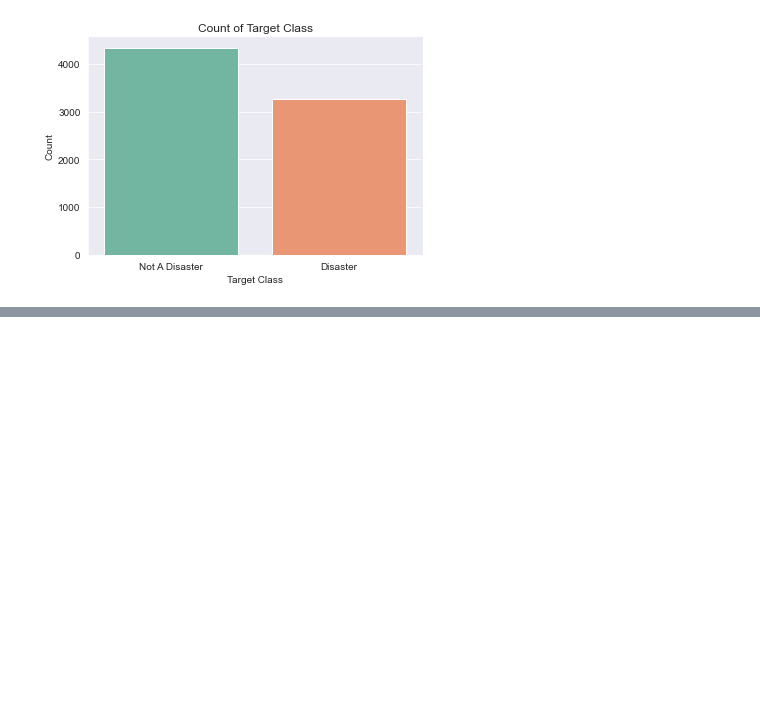
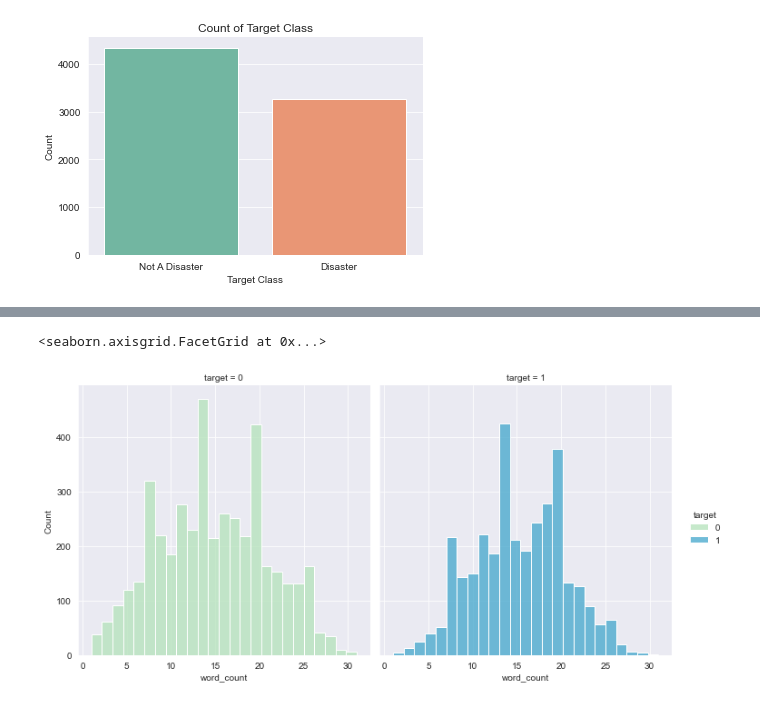
Before and after one commit to Eric-G-Romano/NLP_Disater_tweets, a Jupyter notebook: NLP Disaster classifier tweet.ipynb, the cells around one changed output, grey strips where cells are left out. Drawn from its saved outputs; the diff is of its cells as text; code cells hidden in the pictures; blank space fills up the shorter version.

```diff
--- a/NLP Disaster classifier tweet.ipynb
+++ b/NLP Disaster classifier tweet.ipynb
@@ -50,0 +82,12 @@ plt.show()
+# %%
+def word_count(text):
+    """Count the amount of words in a text"""
+    return len(text.split())
+# %%
+df_train['word_count'] = df_train['text'].apply(word_count)
+# %%
+# Finding the distribution of text length between target class
+sns.displot(data=df_train, x='word_count', bins=25, hue='target', col='target', palette='GnBu')
+# %% [output]
+<seaborn.axisgrid.FacetGrid at 0x...>
+[figure, added]
```
Also changed, not shown: parts of 4 cells of this notebook.
